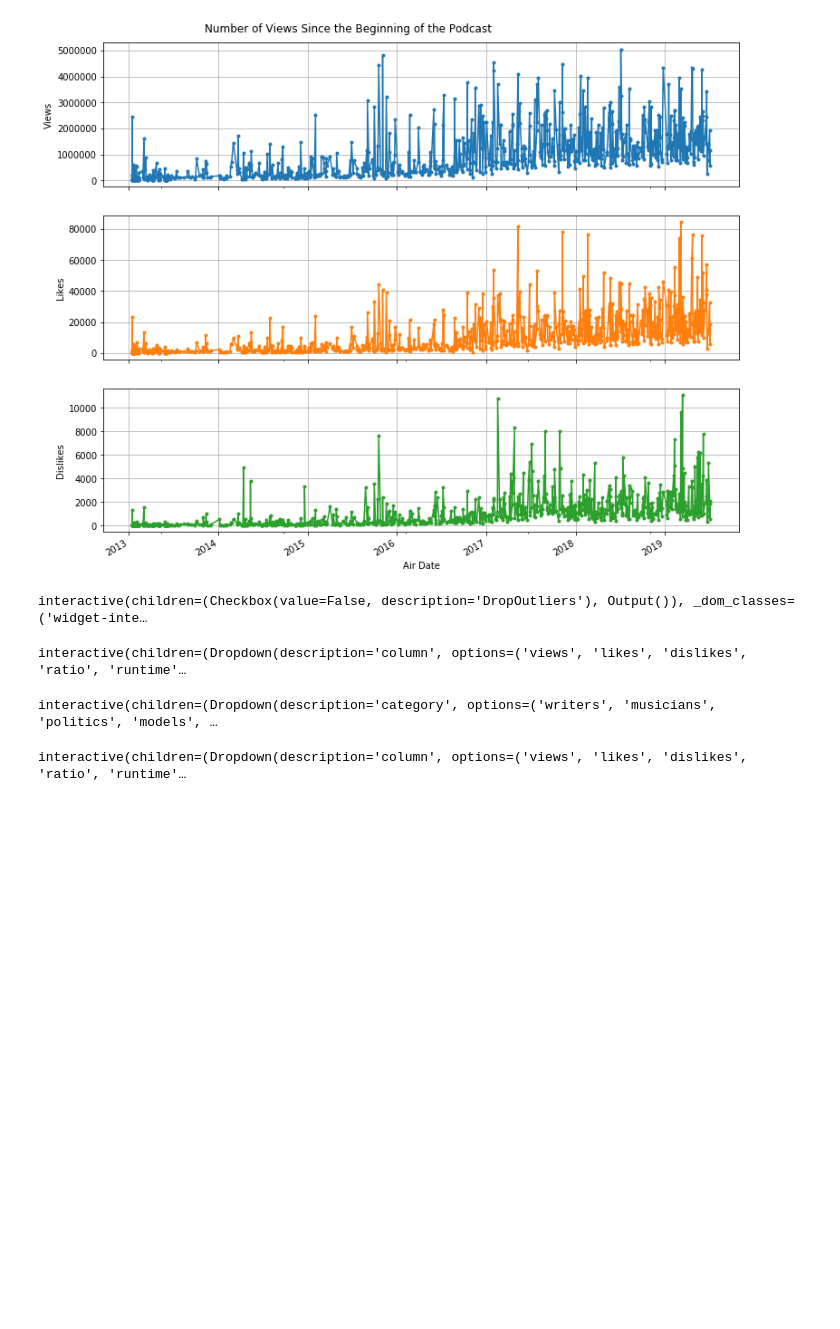
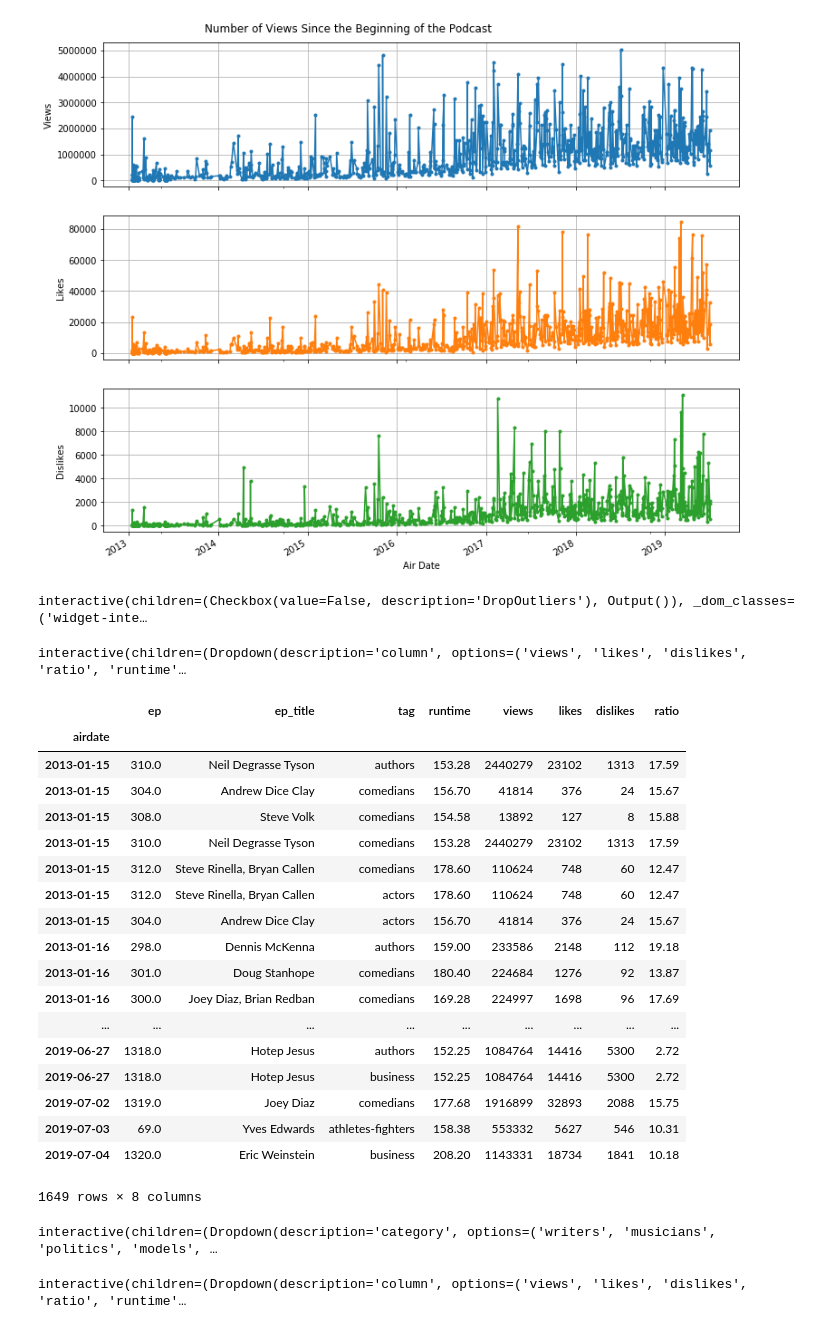
Before and after one commit to CpInCpp/webscraping, a Jupyter notebook: Scrapy/jre/JRE_Webscraping_Project.ipynb, the cells around one changed output. Cells and saved outputs as stored; diff of their text form; code cells hidden in the pictures; blank space fills up the shorter version.

```diff
--- a/Scrapy/jre/JRE_Webscraping_Project.ipynb
+++ b/Scrapy/jre/JRE_Webscraping_Project.ipynb
@@ -35,7 +35,8 @@ from IPython.display import HTML
 from scipy import stats
 import ipywidgets as widgets
 from ipywidgets import interact, interact_manual
-df = pd.read_csv('jre2_clean.csv')
+from datetime import datetime
+df = pd.read_csv('c:/users/nanot/webscraping/scrapy/jre/data_clean/jre2_clean.csv')
 # %%
 # a few cleaning bits..
 # change the name of the tag, 'atheletes-fighters-martial-arts' to something else...
@@ -143,6 +154,28 @@ def box_plots_by_col(column=col_list, WithOutliers=False, ShowFliers = False):
     return the_plot
 # %% [output]
 interactive(children=(Dropdown(description='column', options=('views', 'likes', 'dislikes', 'ratio', 'runtime'…
+# %%
+dft.sort_values(by='airdate', ascending=True)
+# %% [output]
+|  | ep | ep_title | tag | runtime | views | likes | dislikes | ratio |
+| airdate |  |  |  |  |  |  |  |  |
+| 2013-01-15 | 310.0 | Neil Degrasse Tyson | authors | 153.28 | 2440279 | 23102 | 1313 | 17.59 |
+| 2013-01-15 | 304.0 | Andrew Dice Clay | comedians | 156.70 | 41814 | 376 | 24 | 15.67 |
+| 2013-01-15 | 308.0 | Steve Volk | comedians | 154.58 | 13892 | 127 | 8 | 15.88 |
+| 2013-01-15 | 310.0 | Neil Degrasse Tyson | comedians | 153.28 | 2440279 | 23102 | 1313 | 17.59 |
+| 2013-01-15 | 312.0 | Steve Rinella, Bryan Callen | comedians | 178.60 | 110624 | 748 | 60 | 12.47 |
+| 2013-01-15 | 312.0 | Steve Rinella, Bryan Callen | actors | 178.60 | 110624 | 748 | 60 | 12.47 |
+| 2013-01-15 | 304.0 | Andrew Dice Clay | actors | 156.70 | 41814 | 376 | 24 | 15.67 |
+| 2013-01-16 | 298.0 | Dennis McKenna | authors | 159.00 | 233586 | 2148 | 112 | 19.18 |
+| 2013-01-16 | 301.0 | Doug Stanhope | comedians | 180.40 | 224684 | 1276 | 92 | 13.87 |
+| 2013-01-16 | 300.0 | Joey Diaz, Brian Redban | comedians | 169.28 | 224997 | 1698 | 96 | 17.69 |
+| ... | ... | ... | ... | ... | ... | ... | ... | ... |
+| 2019-06-27 | 1318.0 | Hotep Jesus | authors | 152.25 | 1084764 | 14416 | 5300 | 2.72 |
+| 2019-06-27 | 1318.0 | Hotep Jesus | business | 152.25 | 1084764 | 14416 | 5300 | 2.72 |
+| 2019-07-02 | 1319.0 | Joey Diaz | comedians | 177.68 | 1916899 | 32893 | 2088 | 15.75 |
+| 2019-07-03 | 69.0 | Yves Edwards | athletes-fighters | 158.38 | 553332 | 5627 | 546 | 10.31 |
+| 2019-07-04 | 1320.0 | Eric Weinstein | business | 208.20 | 1143331 | 18734 | 1841 | 10.18 |
+1649 rows × 8 columns
 # %%
 dft_or = dft[tmask_or]
 tag = ['politics', 'athletes-fighters', 'authors', 'comedians', 'filmmakers', 'health', 'journalists', 'miscellaneous', 'musicians', 'politics', 'writers']
```
Also changed, not shown: parts of 4 cells of this notebook, 1 other file.
